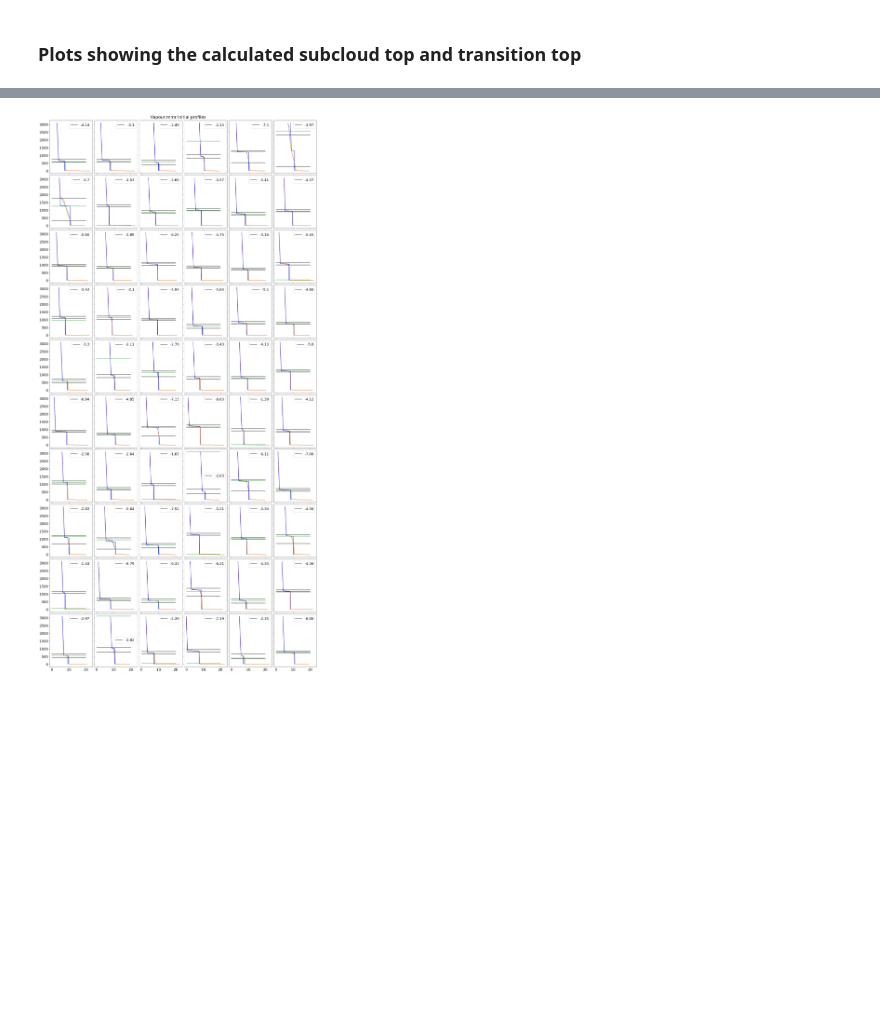
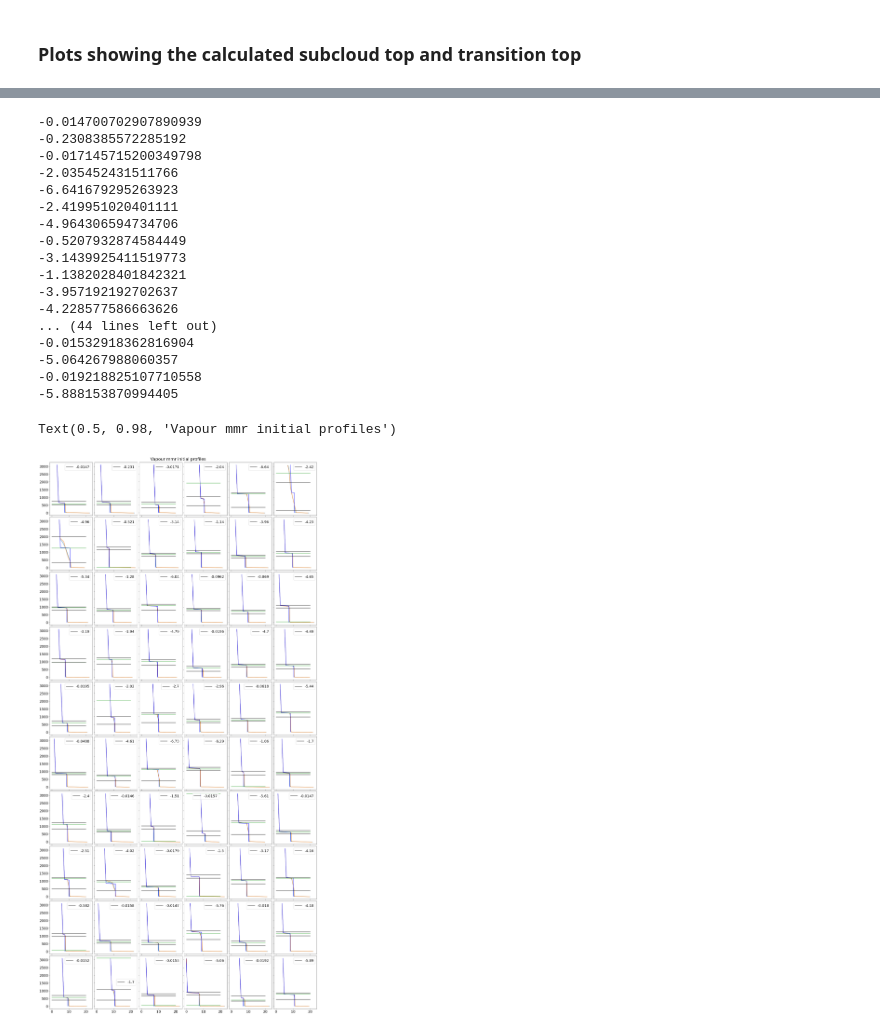
Before and after one commit to eers1/sct_monc, a Jupyter notebook: compare_spinup.ipynb, the cells around one changed output, grey strips where cells are left out. Drawn from its saved outputs; the diff is of its cells as text; code cells hidden in the pictures; blank space fills up the shorter version.

```diff
--- a/compare_spinup.ipynb
+++ b/compare_spinup.ipynb
@@ -115,3 +107,12 @@ fig.savefig("compare_spinup_thresholdvals_qv0035_nadinv_dqvinv_blqv500m.png")
+# %%
+# for key, val in diff_dict.items():
+#     np.savetxt(f"post_spinupvalues/{key}_post_spinup.csv", val[1], delimiter=',')
+
+post_cat=np.empty((len(design),6))
+for i,v in enumerate(diff_dict.values()):
+    post_cat[:,i]=v[1]
+
+np.savetxt(f"lh_design/post_spinupvalues/val_post_spinup.csv", post_cat, delimiter=',')
 # %% [markdown]
 ### Plots showing the calculated subcloud top and transition top
 # %%
@@ -159,9 +160,14 @@ for a,b in zip(axes,range(1,61)):
     a.plot(th_prof[b-1], heights[b-1], c='blue')
     a.plot((min(ds.theta_mean[ind]), max(ds.theta_mean[ind])), (bl_z, bl_z))
 
-    subcloud_top, inv_ind, diff = get_deltheta_thresh(ds, 1)
+    subcloud_top, inv_ind, diff = cfl.get_deltheta_thresh(ds, 1)
     a.plot((m1, m2), (ds.zn[subcloud_top], ds.zn[subcloud_top]), c='black')
     l,=a.plot((m1, m2), (ds.zn[inv_ind+20], ds.zn[inv_ind+20]), c='black', label=f'{diff:0.3}')
+
+    clbas_ave = np.mean(ds.clbas.where(ds['clbas']!=0.0), axis=(1,2))
+    cltop_ave = np.mean(ds.cltop.where(ds['cltop']!=0.0), axis=(1,2))
+    a.plot((m1, m2), (clbas_ave[1], clbas_ave[1]), c='red')
+    a.plot((m1, m2), (cltop_ave[1], cltop_ave[1]),c='red')
     a.set_title('')
     a.set_ylabel('')
     a.set_xlabel('')
@@ -170,5 +176,5 @@ for a,b in zip(axes,range(1,61)):
 #fig.text(0.5,0.01,"Potential temperature (K)", ha='center', va='center')
 #fig.text(0.01,0.5,"Height (m)", ha='center', va='center', rotation=90)
 fig.suptitle("Potential temp initial profiles")
-fig.savefig("pot_temp_profiles_inv_split_winitial.png")
+#fig.savefig("pot_temp_profiles_inv_split_winitial.png")
 # %% [output]
@@ -178,40 +185,58 @@ fig, ax = plt.subplots(nrows=10,ncols=6, figsize=(20,40), sharex=True, sharey=Tr
 
 axes = []
 for a in ax:
     for b in a:
         axes.append(b)
 
 ind = 0
 for a,b in zip(axes,range(1,61)):
     ds = xr.open_dataset(f'/gws/nopw/j04/carisma/eers/sct/em/em{b}/sct_em{b}_merged.nc')
     bl_z = get_blz(b, ind)
     blz_ind = np.argmin(np.abs(ds.z.values - bl_z))
 
     da_q = ds.vapour_mmr_mean[1,5:-2]*1e3
     zeroth=ds.vapour_mmr_mean[0]*1e3
     zeroth.plot(y='zn', ax=a)
     first=ds.vapour_mmr_mean[1]*1e3
     first.plot(y='zn', ax=a)
     a.plot(qv_prof[b-1], heights[b-1],c='blue')
     a.plot((0,20), (bl_z, bl_z))
 
-    subcloud_top, min_grad, diff = get_delqv_thresh(ds, 1)
-
-    if min_grad < 240:
-        inv_ind = min_grad+20
-    else:
-        inv_ind = min_grad
-
+    #subcloud_top, min_grad, diff = cfl.get_delqv_thresh(ds, 1)
+    subcloud_top, inv_ind, diff = cfl.get_deltheta_thresh(ds, 1)
+#     if min_grad < 240:
+#         inv_ind = min_grad+20
+#     else:
+#         inv_ind = min_grad
+    diff = (ds.vapour_mmr_mean[1,inv_ind+20]*1e3 - ds.vapour_mmr_mean[1,subcloud_top+20]*1e3).values
     a.plot((0,20), (ds.zn[subcloud_top], ds.zn[subcloud_top]), c='black')
-    a.plot((0,20), (ds.zn[inv_ind], ds.zn[inv_ind]),c='black', label=f'{diff:0.3}')
+    a.plot((0,20), (ds.zn[inv_ind+20], ds.zn[inv_ind+20]),c='black', label=f'{diff:0.3}')
     a.set_title('')
     a.set_xlabel('')
     a.set_ylabel('')
     a.legend()
 
 #fig.text(0.5,0.01,"Vapour mmr (g/kg)", ha='center', va='center')
 #fig.text(0.01,0.5,"Height (m)", ha='center', va='center', rotation=90)
 fig.suptitle("Vapour mmr initial profiles")
-fig.savefig("vap_mmr_profiles_inv_split_winitial.png")
+#fig.savefig("vap_mmr_profiles_inv_split_winitial.png")
 # %% [output]
+-0.014700702907890939
+-0.2308385572285192
+-0.017145715200349798
+-2.035452431511766
+-6.641679295263923
+-2.419951020401111
+-4.964306594734706
+-0.5207932874584449
+-3.1439925411519773
+-1.1382028401842321
+-3.957192192702637
+-4.228577586663626
+... (44 lines left out)
+-0.01532918362816904
+-5.064267988060357
+-0.019218825107710558
+-5.888153870994405
+Text(0.5, 0.98, 'Vapour mmr initial profiles')
-[figure, old version]
+[figure, new version]
```
Also changed, not shown: parts of 4 cells of this notebook.
